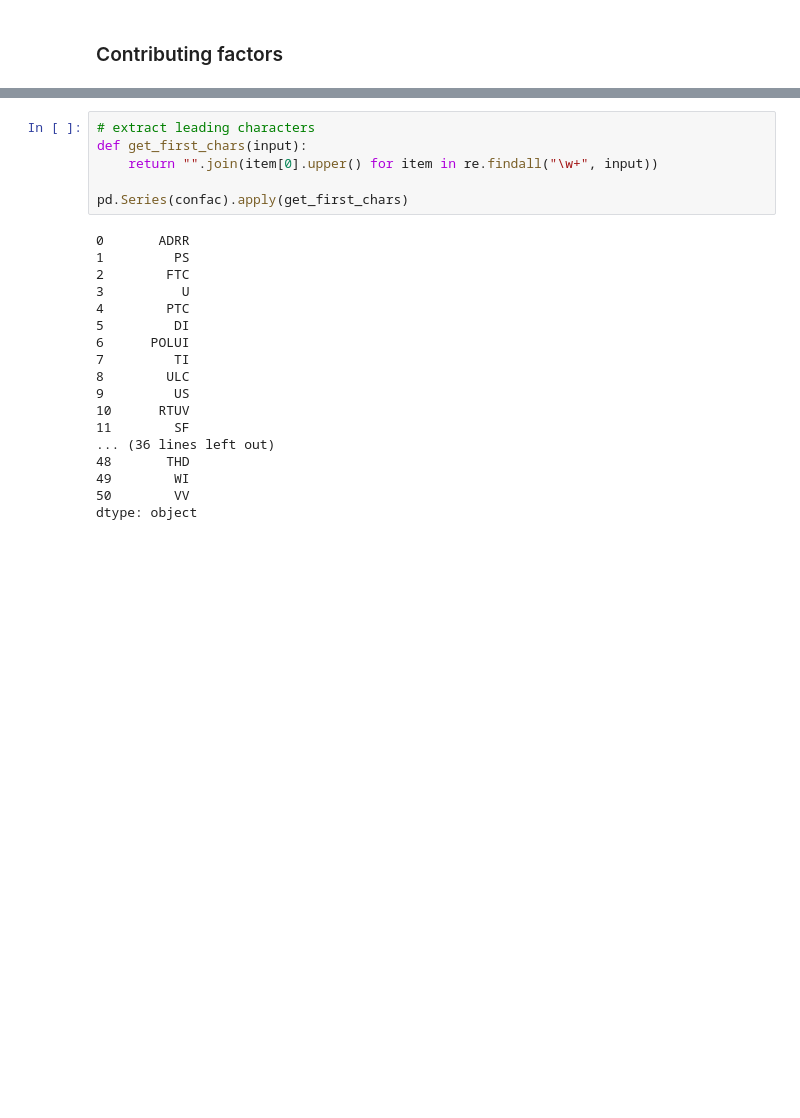
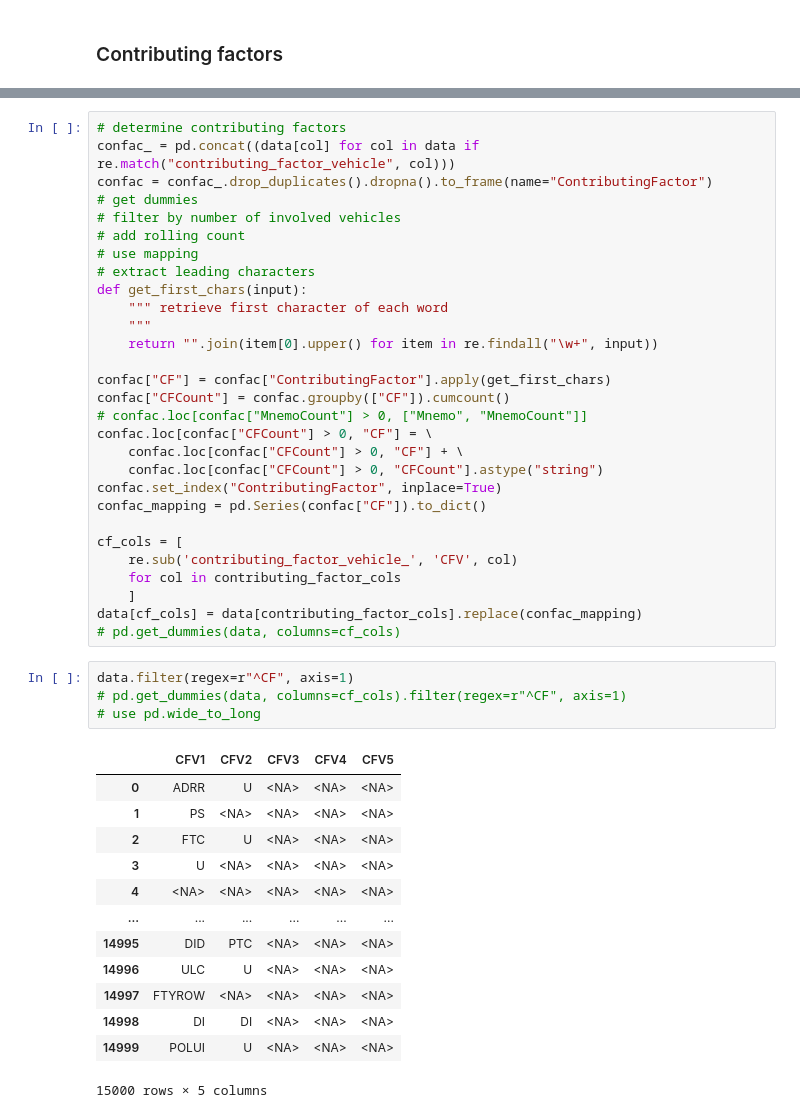
Before and after one commit to schmly/UCDPA_hlaing, a Jupyter notebook: data/ny_motor_vehicle_collisions.ipynb, the cells around one changed output, grey strips where cells are left out. Saved outputs shown, nothing was run; the diff lists cells and outputs as text; blank space fills up the shorter version.

```diff
--- a/data/ny_motor_vehicle_collisions.ipynb
+++ b/data/ny_motor_vehicle_collisions.ipynb
@@ -157,24 +149,47 @@ dtype: string
-# %%
-# extract leading characters
-def get_first_chars(input):
-    return "".join(item[0].upper() for item in re.findall("\w+", input))
-
-pd.Series(confac).apply(get_first_chars)
-# %% [output]
-0       ADRR
-1         PS
-2        FTC
-3          U
-4        PTC
-5         DI
-6      POLUI
-7         TI
-8        ULC
-9         US
-10      RTUV
-11        SF
-... (36 lines left out)
-48       THD
-49        WI
-50        VV
-dtype: object
+# %%
+# determine contributing factors
+confac_ = pd.concat((data[col] for col in data if re.match("contributing_factor_vehicle", col)))
+confac = confac_.drop_duplicates().dropna().to_frame(name="ContributingFactor")
+# get dummies
+# filter by number of involved vehicles
+# add rolling count
+# use mapping
+# extract leading characters
+def get_first_chars(input):
+    """ retrieve first character of each word
+    """
+    return "".join(item[0].upper() for item in re.findall("\w+", input))
+
+confac["CF"] = confac["ContributingFactor"].apply(get_first_chars)
+confac["CFCount"] = confac.groupby(["CF"]).cumcount()
+# confac.loc[confac["MnemoCount"] > 0, ["Mnemo", "MnemoCount"]]
+confac.loc[confac["CFCount"] > 0, "CF"] = \
+    confac.loc[confac["CFCount"] > 0, "CF"] + \
+    confac.loc[confac["CFCount"] > 0, "CFCount"].astype("string")
+confac.set_index("ContributingFactor", inplace=True)
+confac_mapping = pd.Series(confac["CF"]).to_dict()
+
+cf_cols = [
+    re.sub('contributing_factor_vehicle_', 'CFV', col)
+    for col in contributing_factor_cols
+    ]
+data[cf_cols] = data[contributing_factor_cols].replace(confac_mapping)
+# pd.get_dummies(data, columns=cf_cols)
+# %%
+data.filter(regex=r"^CF", axis=1)
+# pd.get_dummies(data, columns=cf_cols).filter(regex=r"^CF", axis=1)
+# use pd.wide_to_long
+# %% [output]
+|  | CFV1 | CFV2 | CFV3 | CFV4 | CFV5 |
+| 0 | ADRR | U | <NA> | <NA> | <NA> |
+| 1 | PS | <NA> | <NA> | <NA> | <NA> |
+| 2 | FTC | U | <NA> | <NA> | <NA> |
+| 3 | U | <NA> | <NA> | <NA> | <NA> |
+| 4 | <NA> | <NA> | <NA> | <NA> | <NA> |
+| ... | ... | ... | ... | ... | ... |
+| 14995 | DID | PTC | <NA> | <NA> | <NA> |
+| 14996 | ULC | U | <NA> | <NA> | <NA> |
+| 14997 | FTYROW | <NA> | <NA> | <NA> | <NA> |
+| 14998 | DI | DI | <NA> | <NA> | <NA> |
+| 14999 | POLUI | U | <NA> | <NA> | <NA> |
+15000 rows × 5 columns
```
Also changed, not shown: parts of 4 cells of this notebook.
